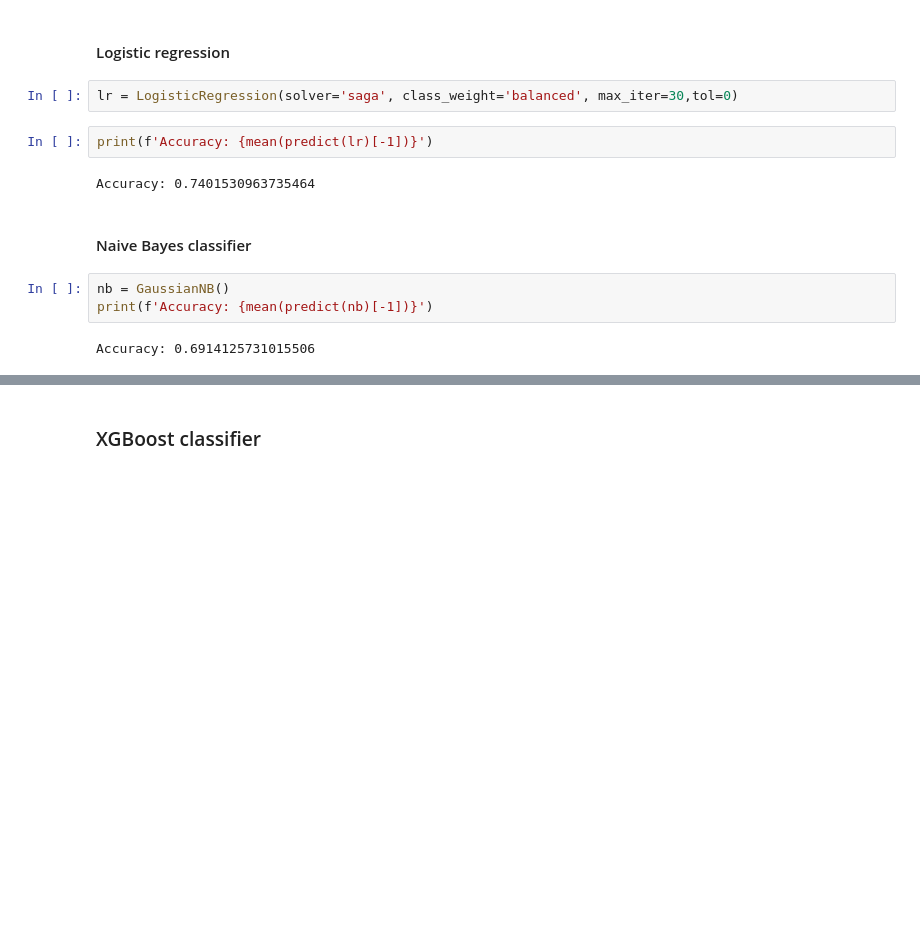
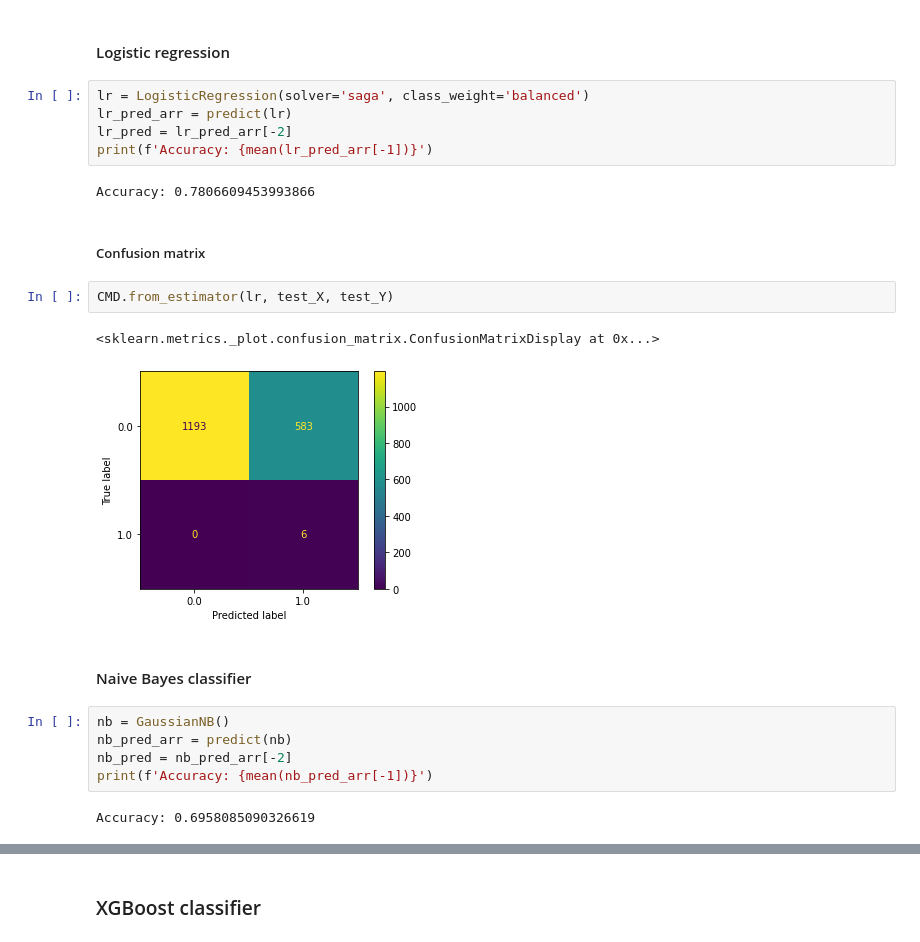
Before and after one commit to palmafr/MDPIData2022, a Jupyter notebook: ml_models.ipynb, the cells around one changed output, grey strips where cells are left out. Drawn from its saved outputs; the diff is of its cells as text; blank space fills up the shorter version.

```diff
--- a/ml_models.ipynb
+++ b/ml_models.ipynb
@@ -324,15 +296,25 @@ knn_df.loc[knn_df.prediction==1].shape[0]
 # %% [markdown]
 #### Logistic regression
-# %%
-lr = LogisticRegression(solver='saga', class_weight='balanced', max_iter=30,tol=0)
-# %%
-print(f'Accuracy: {mean(predict(lr)[-1])}')
-# %% [output]
-Accuracy: 0.7401530963735464
+# %%
+lr = LogisticRegression(solver='saga', class_weight='balanced')
+lr_pred_arr = predict(lr)
+lr_pred = lr_pred_arr[-2]
+print(f'Accuracy: {mean(lr_pred_arr[-1])}')
+# %% [output]
+Accuracy: 0.7806609453993866
+# %% [markdown]
+##### Confusion matrix
+# %%
+CMD.from_estimator(lr, test_X, test_Y)
+# %% [output]
+<sklearn.metrics._plot.confusion_matrix.ConfusionMatrixDisplay at 0x...>
+[figure, added]
 # %% [markdown]
 #### Naive Bayes classifier
 # %%
 nb = GaussianNB()
-print(f'Accuracy: {mean(predict(nb)[-1])}')
+nb_pred_arr = predict(nb)
+nb_pred = nb_pred_arr[-2]
+print(f'Accuracy: {mean(nb_pred_arr[-1])}')
 # %% [output]
-Accuracy: 0.6914125731015506
+Accuracy: 0.6958085090326619
```
Also changed, not shown: parts of 32 cells of this notebook.
